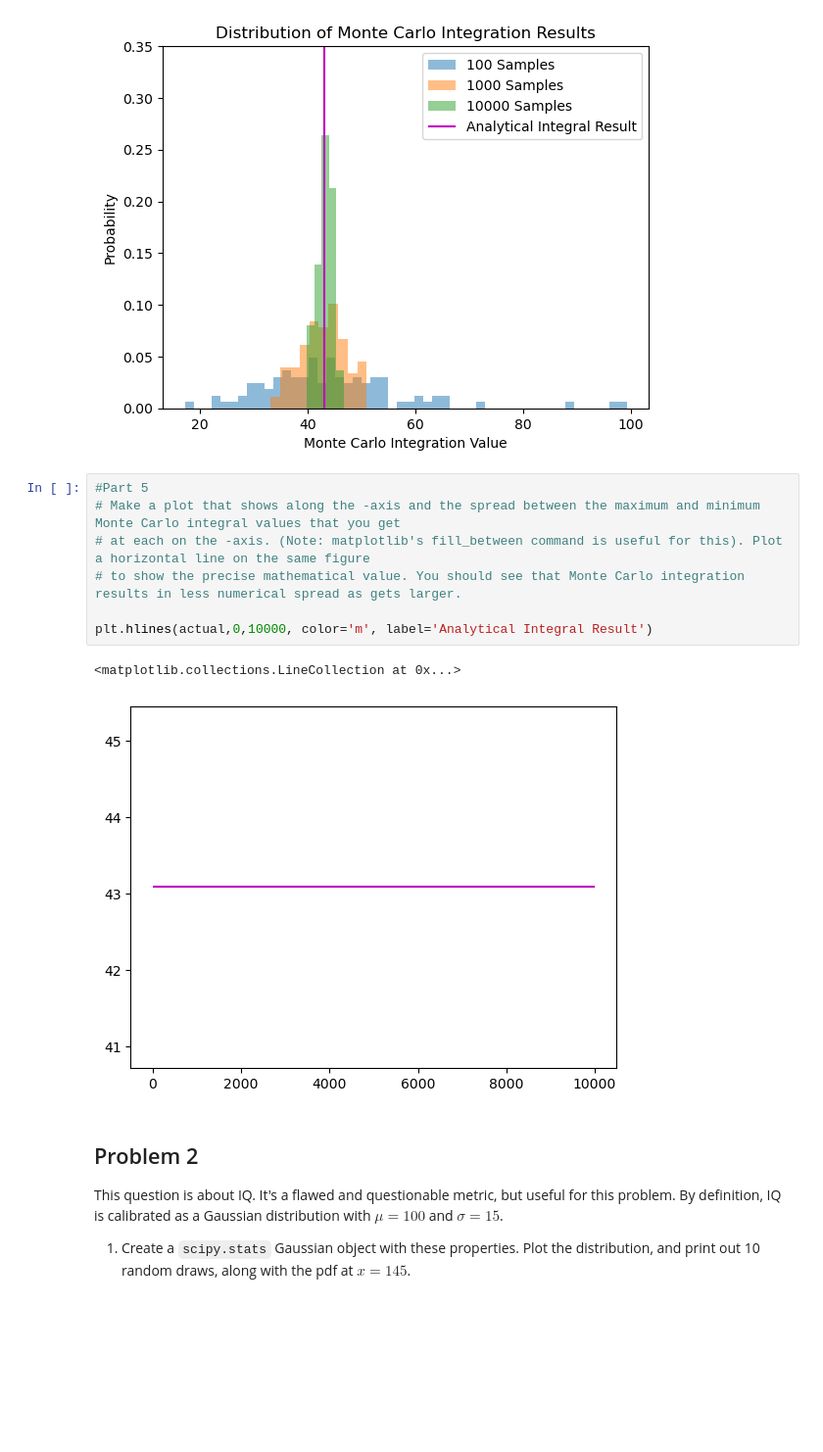
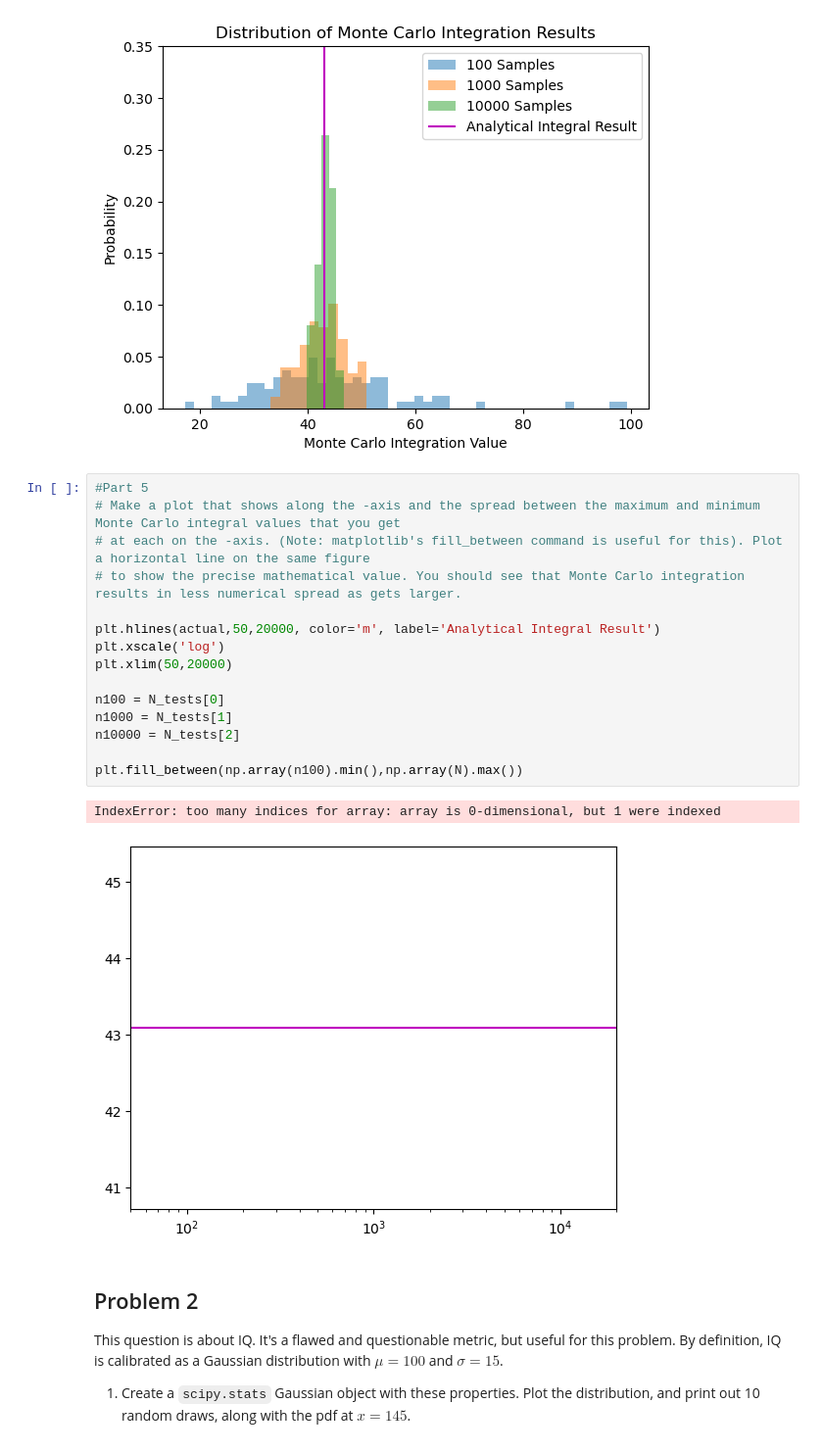
Before and after one commit to VanderbiltAstronomy/astr_8070_s24, a Jupyter notebook: coursework/student_folders/Ryan_Nowicki/vu_astr8070_s24_hw2_RyanNowicki.ipynb, the cells around one changed output. Shown at 98% size. Saved outputs shown, nothing was run; the diff lists cells and outputs as text; blank space fills up the shorter version.

```diff
--- a/coursework/student_folders/Ryan_Nowicki/vu_astr8070_s24_hw2_RyanNowicki.ipynb
+++ b/coursework/student_folders/Ryan_Nowicki/vu_astr8070_s24_hw2_RyanNowicki.ipynb
@@ -132,13 +132,21 @@ Text(0, 0.5, 'Probability')
 # %%
 #Part 5
 # Make a plot that shows along the -axis and the spread between the maximum and minimum Monte Carlo integral values that you get
 # at each on the -axis. (Note: matplotlib's fill_between command is useful for this). Plot a horizontal line on the same figure
 # to show the precise mathematical value. You should see that Monte Carlo integration results in less numerical spread as gets larger.
 
-plt.hlines(actual,0,10000, color='m', label='Analytical Integral Result')
+plt.hlines(actual,50,20000, color='m', label='Analytical Integral Result')
+plt.xscale('log')
+plt.xlim(50,20000)
+
+n100 = N_tests[0]
+n1000 = N_tests[1]
+n10000 = N_tests[2]
+
+plt.fill_between(np.array(n100).min(),np.array(N).max())
 # %% [output]
-<matplotlib.collections.LineCollection at 0x...>
+IndexError: too many indices for array: array is 0-dimensional, but 1 were indexed
-[figure, old version]
+[figure, new version]
 # %% [markdown]
 ## Problem 2
 
```
